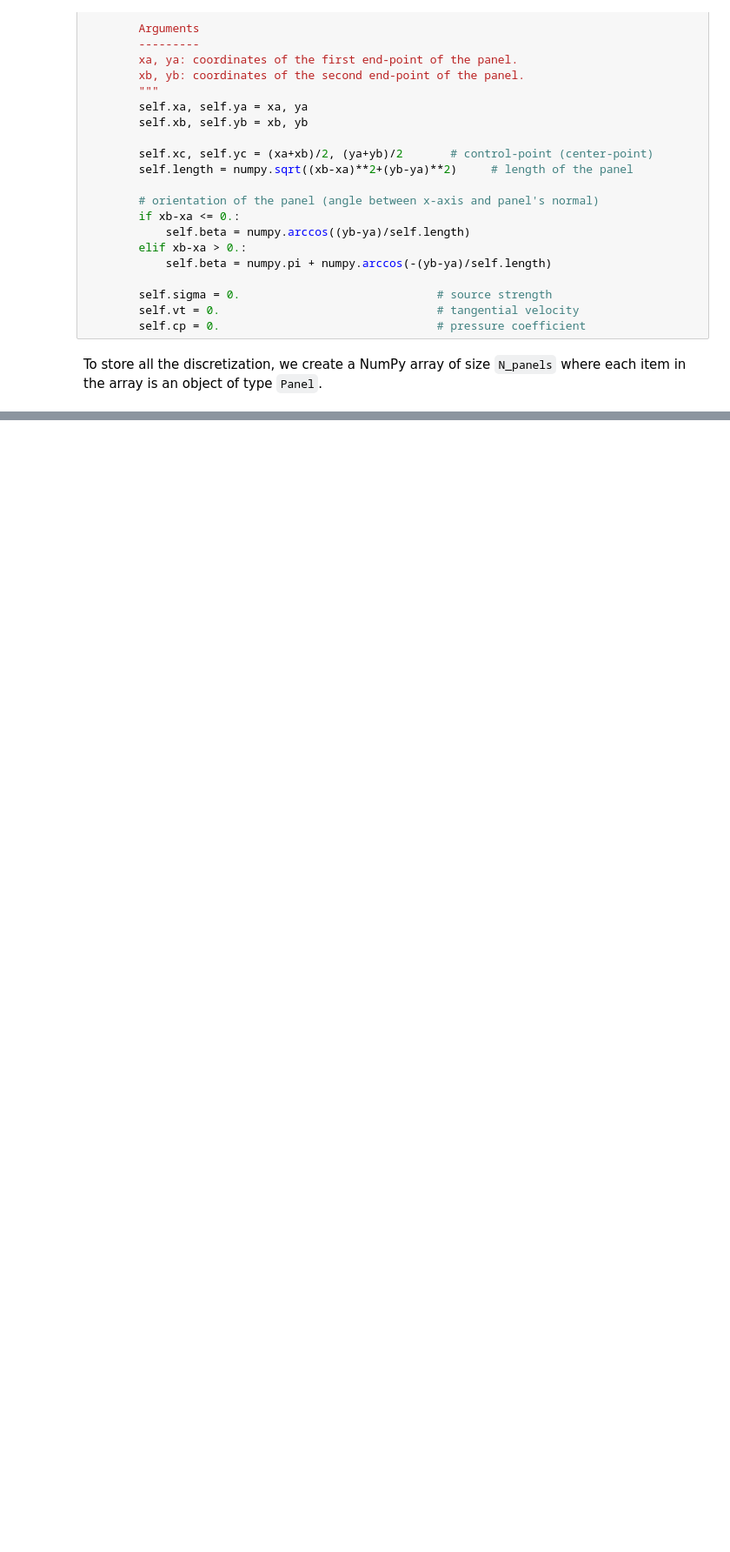
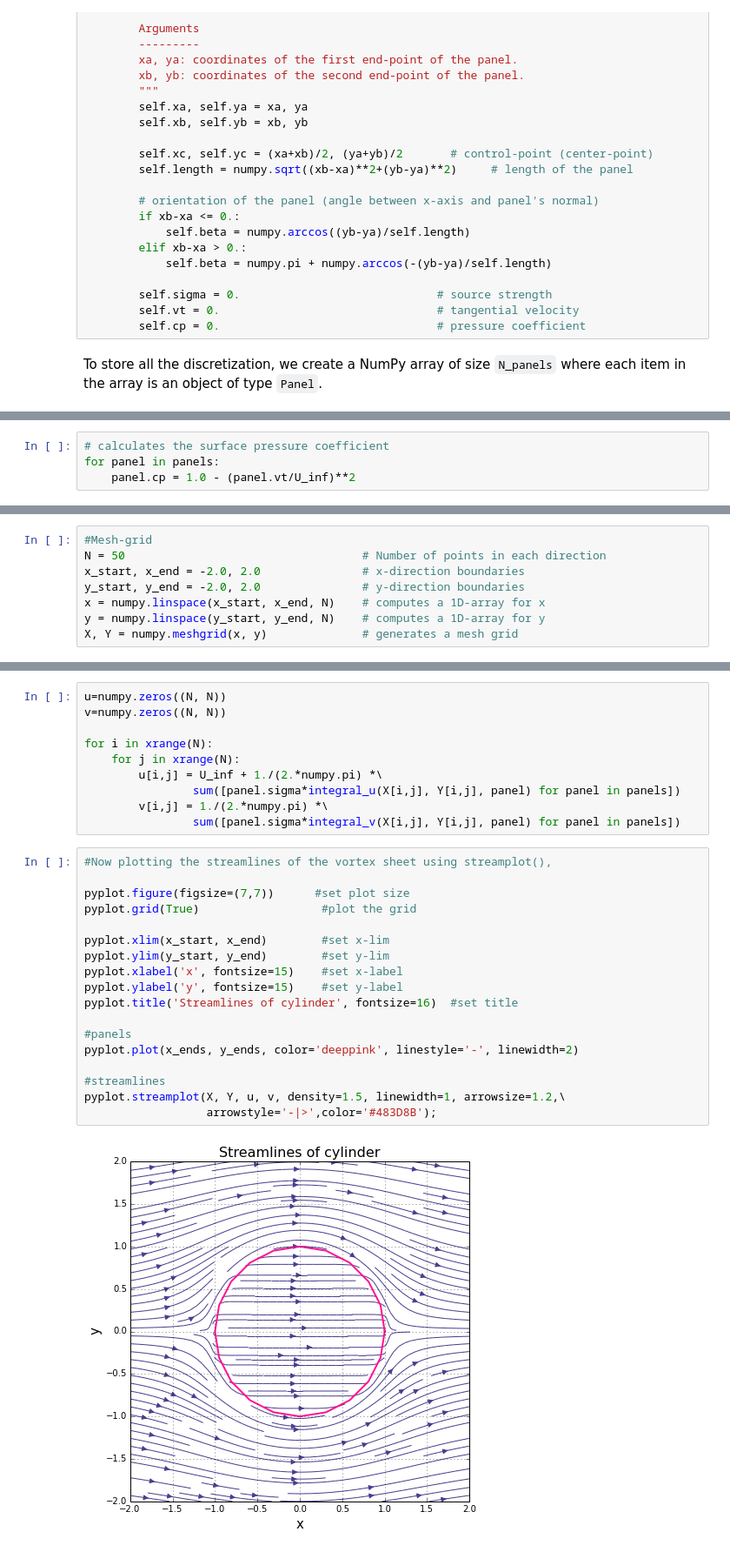
Before and after one commit to engamohd/AeroPython, a Jupyter notebook: my_codes/lesson09_mc.ipynb, the cells around one changed output, grey strips where cells are left out. Shown at 87% size. Cells and saved outputs as stored; diff of their text form; blank space fills up the shorter version.

```diff
--- a/my_codes/lesson09_mc.ipynb
+++ b/my_codes/lesson09_mc.ipynb
@@ -120,0 +315,4 @@ pyplot.legend(['cylinder', 'panels', 'end-points', 'center-points'],
+# %%
+# calculates the surface pressure coefficient
+for panel in panels:
+    panel.cp = 1.0 - (panel.vt/U_inf)**2
@@ -120,0 +382,8 @@ pyplot.legend(['cylinder', 'panels', 'end-points', 'center-points'],
+# %%
+#Mesh-grid
+N = 50                                   # Number of points in each direction
+x_start, x_end = -2.0, 2.0               # x-direction boundaries
+y_start, y_end = -2.0, 2.0               # y-direction boundaries
+x = numpy.linspace(x_start, x_end, N)    # computes a 1D-array for x
+y = numpy.linspace(y_start, y_end, N)    # computes a 1D-array for y
+X, Y = numpy.meshgrid(x, y)              # generates a mesh grid
@@ -120,0 +432,30 @@ pyplot.legend(['cylinder', 'panels', 'end-points', 'center-points'],
+# %%
+u=numpy.zeros((N, N))
+v=numpy.zeros((N, N))
+
+for i in xrange(N):
+    for j in xrange(N):
+        u[i,j] = U_inf + 1./(2.*numpy.pi) *\
+                sum([panel.sigma*integral_u(X[i,j], Y[i,j], panel) for panel in panels])
+        v[i,j] = 1./(2.*numpy.pi) *\
+                sum([panel.sigma*integral_v(X[i,j], Y[i,j], panel) for panel in panels])
+# %%
+#Now plotting the streamlines of the vortex sheet using streamplot(),
+
+pyplot.figure(figsize=(7,7))      #set plot size
+pyplot.grid(True)                  #plot the grid
+
+pyplot.xlim(x_start, x_end)        #set x-lim
+pyplot.ylim(y_start, y_end)        #set y-lim
+pyplot.xlabel('x', fontsize=15)    #set x-label
+pyplot.ylabel('y', fontsize=15)    #set y-label
+pyplot.title('Streamlines of cylinder', fontsize=16)  #set title
+
+#panels
+pyplot.plot(x_ends, y_ends, color='deeppink', linestyle='-', linewidth=2)
+
+#streamlines
+pyplot.streamplot(X, Y, u, v, density=1.5, linewidth=1, arrowsize=1.2,\
+                  arrowstyle='-|>',color='#483D8B');
+# %% [output]
+[figure, added]
```
Also changed, not shown: parts of 21 cells of this notebook.
